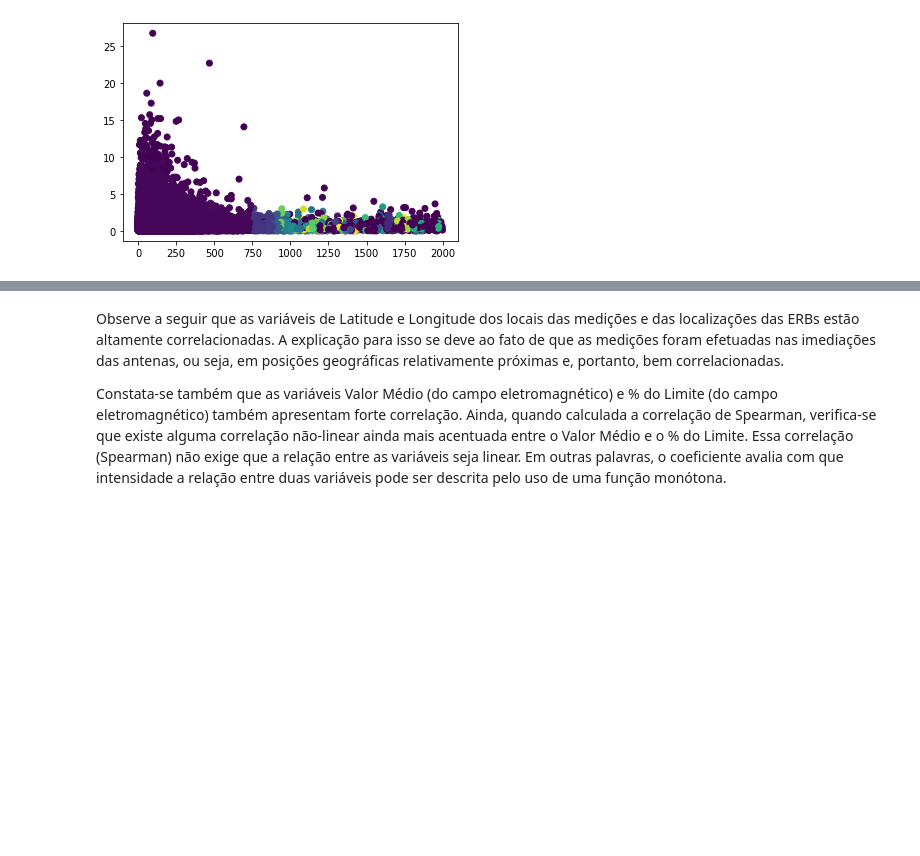
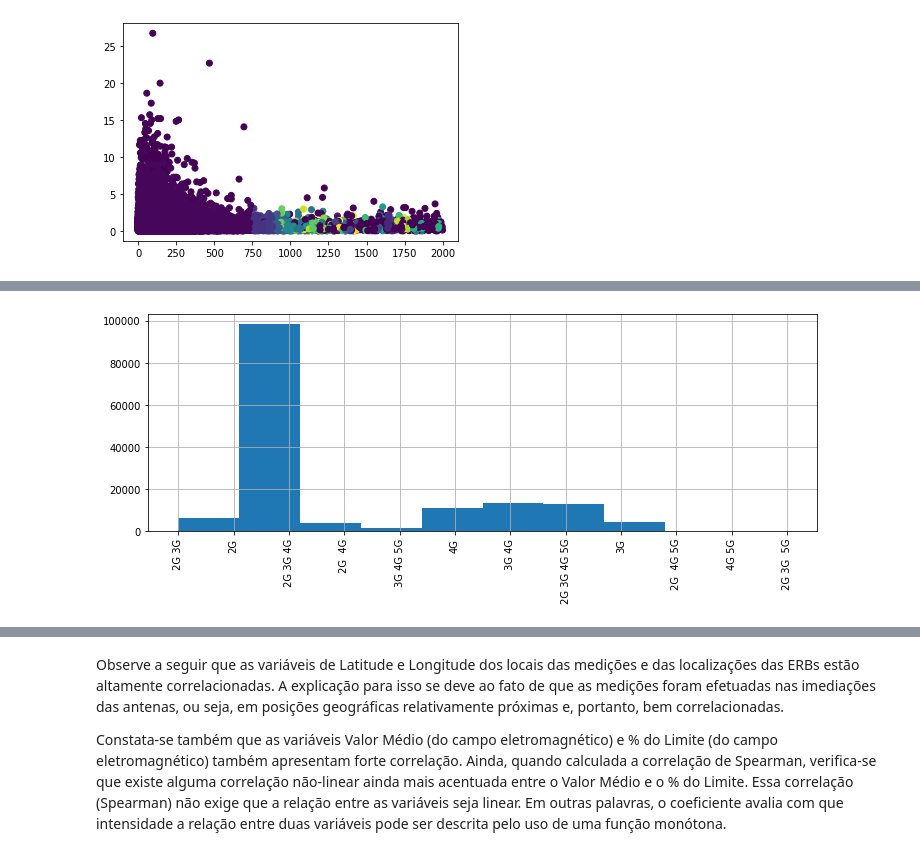
Before and after one commit to lucastsc/eletromagnetism, a Jupyter notebook: electromagnetism.ipynb, the cells around one changed output, grey strips where cells are left out. Drawn from its saved outputs; the diff is of its cells as text; code cells hidden in the pictures; blank space fills up the shorter version.

```diff
--- a/electromagnetism.ipynb
+++ b/electromagnetism.ipynb
@@ -449,0 +465,5 @@ custom_mse(y_test, func(X_test, w, g))
+# %%
+fdf['Tecs'].hist(figsize=(12,4))
+plt.xticks(rotation='vertical');
+# %% [output]
+[figure, added]
```
Also changed, not shown: parts of 7 cells of this notebook, 3 other files.
